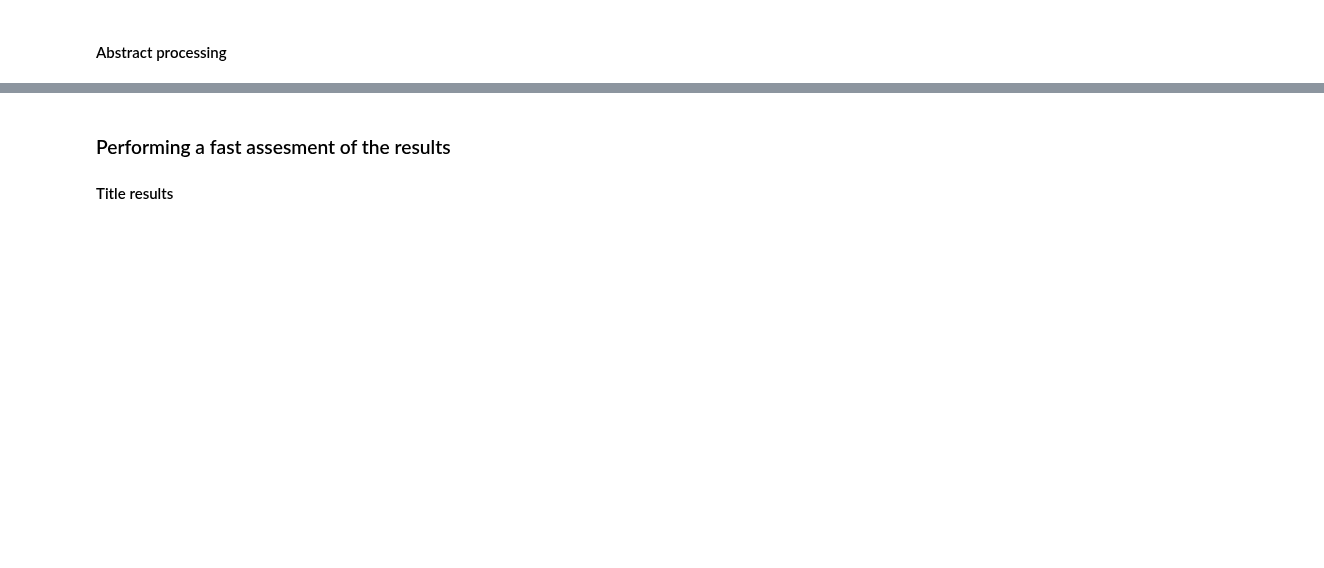
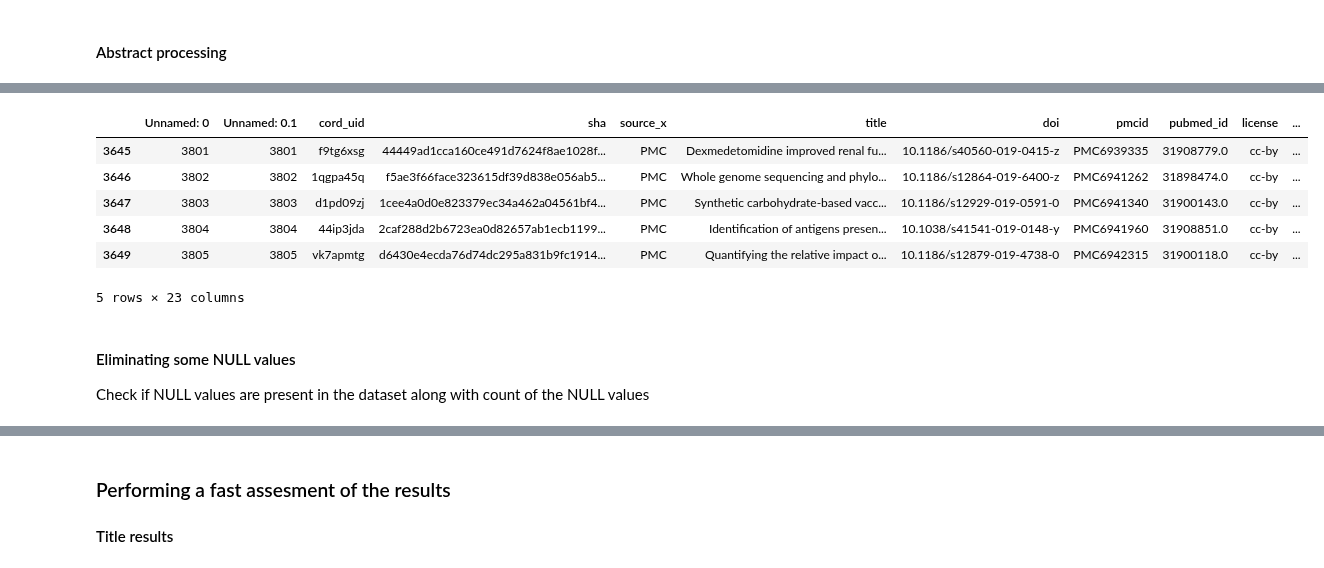
Before and after one commit to dantohe/Springboard, a Jupyter notebook: capstone/02_preparing_cleaningup_data.ipynb, the cells around one changed output, grey strips where cells are left out. Drawn from its saved outputs; the diff is of its cells as text; code cells hidden in the pictures; blank space fills up the shorter version.

```diff
--- a/capstone/02_preparing_cleaningup_data.ipynb
+++ b/capstone/02_preparing_cleaningup_data.ipynb
@@ -40,0 +43,5 @@ en_core_web_sm   >=3.0.0,<3.1.0   3.0.0   ✔
+# %%
+cord_metadata = pd.read_csv('temp/metadata_2_language_en.zip')
+metadata = cord_metadata.copy(deep=True)
+print(metadata.columns)
+print(f'Frame dimentions {metadata.shape}')
@@ -40,0 +57,3 @@ en_core_web_sm   >=3.0.0,<3.1.0   3.0.0   ✔
+# %%
+metadata = metadata[(metadata['publish_time']>'2020-01-01')]
+print(metadata.shape)
@@ -170,0 +209,18 @@ metadata["abstract_processed"] = metadata["abstract"].progress_apply(spacy_proce
+# %%
+metadata['abstract_processed_word_count'] = metadata['abstract_processed'].astype(str).apply(lambda x: len(x.strip().split()))  # word count in abstract
+metadata['abstract_processed_unique_words']=metadata['abstract_processed'].astype(str).apply(lambda x:len(set(str(x).split())))  # number of unique words in body
+metadata['title_processed_word_count'] = metadata['title_processed'].astype(str).apply(lambda x: len(x.strip().split()))  # word count in body
+metadata['title_processed_unique_count'] = metadata['title_processed'].astype(str).apply(lambda x: len(x.strip().split()))  # word count in body
+
+metadata.head()
+# %% [output]
+|  | Unnamed: 0 | Unnamed: 0.1 | cord_uid | sha | source_x | title | doi | pmcid | pubmed_id | license | ... |
+| 3645 | 3801 | 3801 | f9tg6xsg | 44449ad1cca160ce491d7624f8ae1028f... | PMC | Dexmedetomidine improved renal fu... | 10.1186/s40560-019-0415-z | PMC6939335 | 31908779.0 | cc-by | ... |
+| 3646 | 3802 | 3802 | 1qgpa45q | f5ae3f66face323615df39d838e056ab5... | PMC | Whole genome sequencing and phylo... | 10.1186/s12864-019-6400-z | PMC6941262 | 31898474.0 | cc-by | ... |
+| 3647 | 3803 | 3803 | d1pd09zj | 1cee4a0d0e823379ec34a462a04561bf4... | PMC | Synthetic carbohydrate-based vacc... | 10.1186/s12929-019-0591-0 | PMC6941340 | 31900143.0 | cc-by | ... |
+| 3648 | 3804 | 3804 | 44ip3jda | 2caf288d2b6723ea0d82657ab1ecb1199... | PMC | Identification of antigens presen... | 10.1038/s41541-019-0148-y | PMC6941960 | 31908851.0 | cc-by | ... |
+| 3649 | 3805 | 3805 | vk7apmtg | d6430e4ecda76d74dc295a831b9fc1914... | PMC | Quantifying the relative impact o... | 10.1186/s12879-019-4738-0 | PMC6942315 | 31900118.0 | cc-by | ... |
+5 rows × 23 columns
+# %% [markdown]
+#### Eliminating some NULL values
+Check if NULL values are present in the dataset along with count of the NULL values
```
Also changed, not shown: parts of 18 cells of this notebook.
